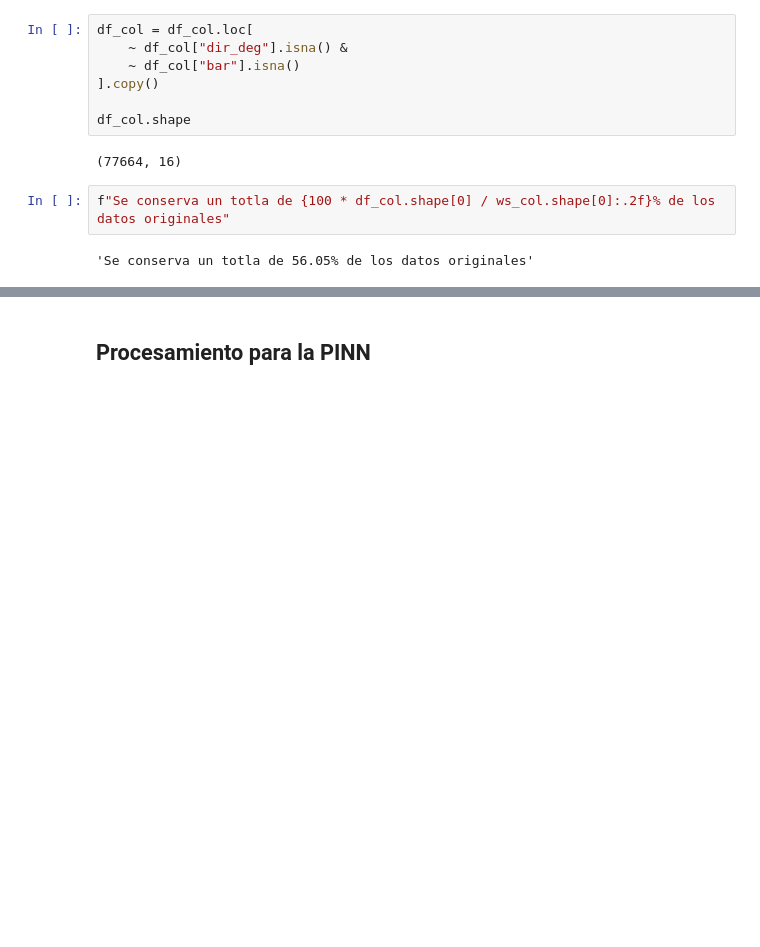
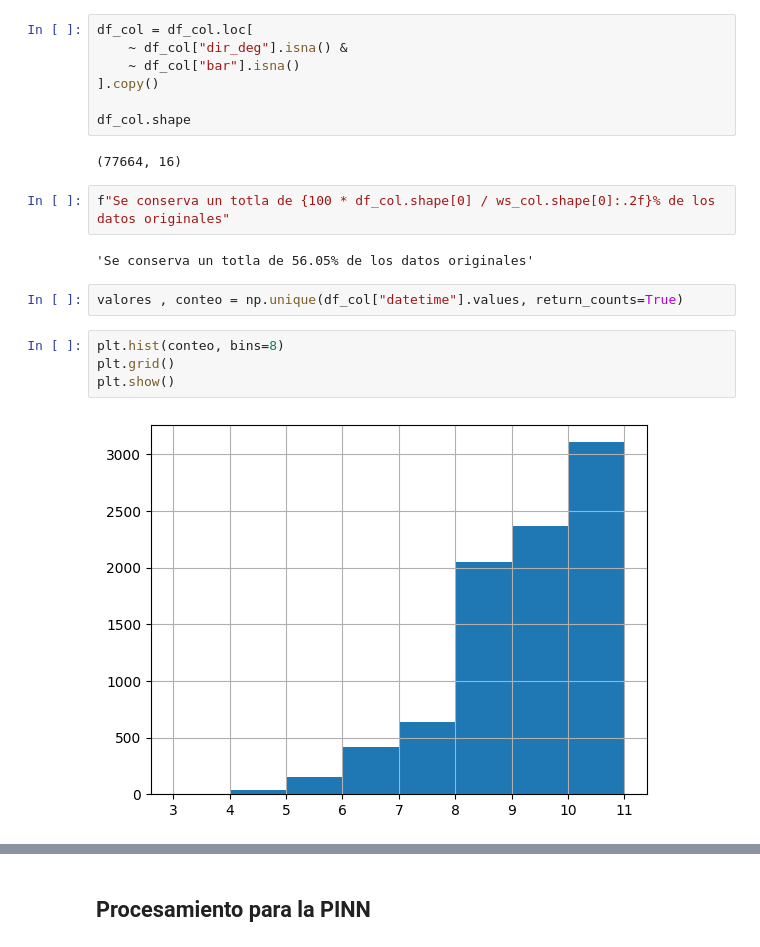
Before and after one commit to sagomeza1/TG, a Jupyter notebook: notebook/preprocesamiento_para_rn.ipynb, the cells around one changed output, grey strips where cells are left out. Cells and saved outputs as stored; diff of their text form; blank space fills up the shorter version.

```diff
--- a/notebook/preprocesamiento_para_rn.ipynb
+++ b/notebook/preprocesamiento_para_rn.ipynb
@@ -181,4 +181,12 @@ df_col.shape
 f"Se conserva un totla de {100 * df_col.shape[0] / ws_col.shape[0]:.2f}% de los datos originales"
 # %% [output]
 'Se conserva un totla de 56.05% de los datos originales'
+# %%
+valores , conteo = np.unique(df_col["datetime"].values, return_counts=True)
+# %%
+plt.hist(conteo, bins=8)
+plt.grid()
+plt.show()
+# %% [output]
+[figure, added]
 # %%
```
Also changed, not shown: parts of 11 cells of this notebook, 1 other file.
